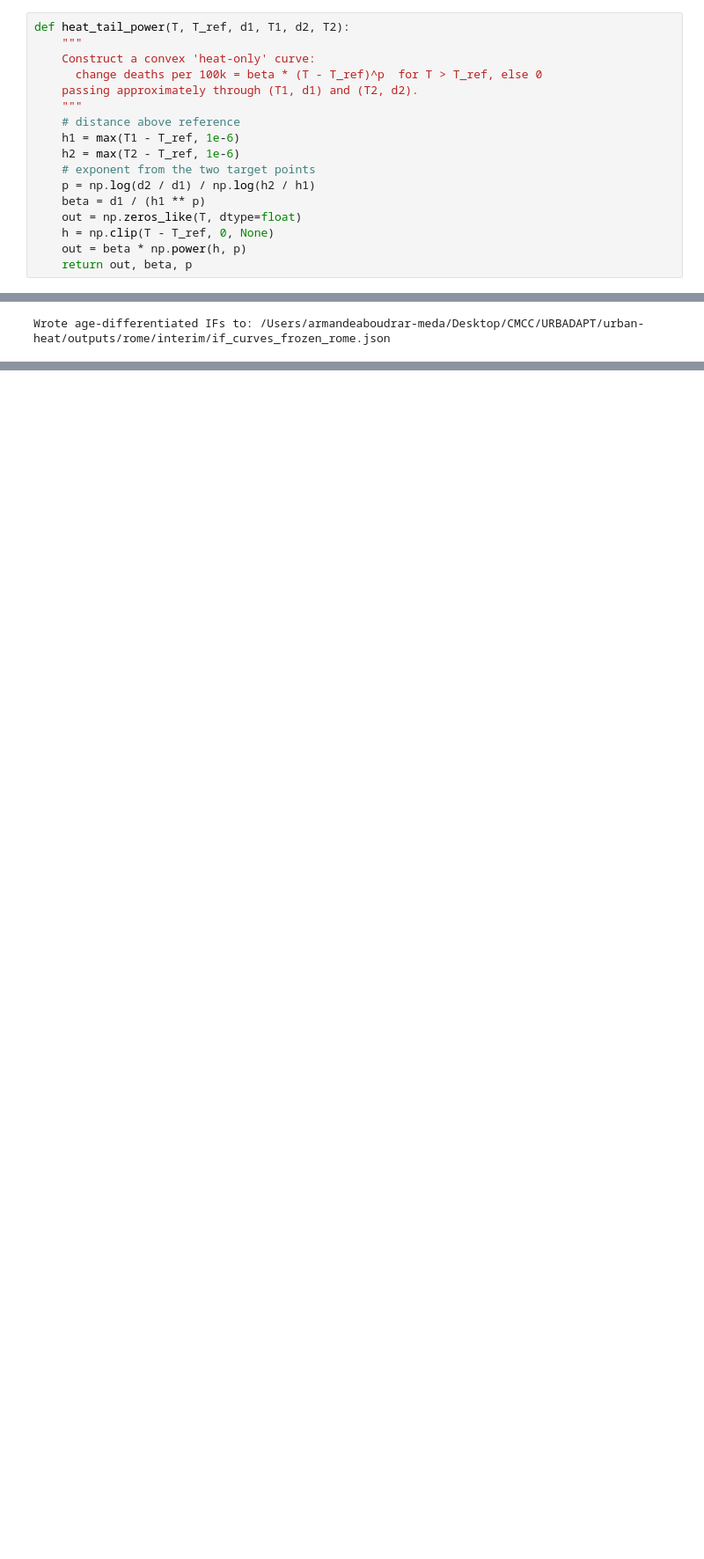
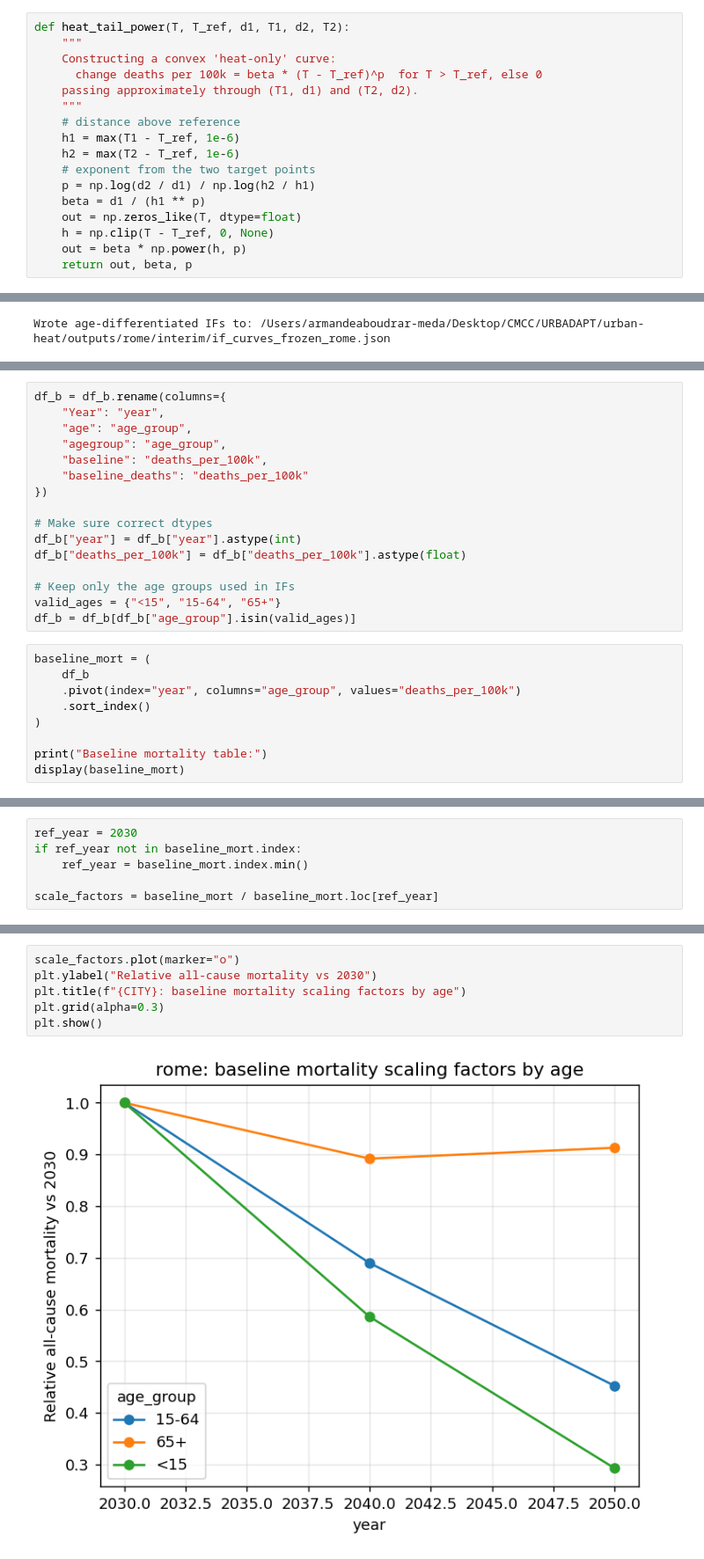
Before and after one commit to URBADAPT/URBADAPT-HEAT, a Jupyter notebook: urban-heat/notebooks/city_agnostic/sensitivity/Rome/04_impact_functions_drive_generic_sensitivity_rome.ipynb, the cells around one changed output, grey strips where cells are left out. Shown at 88% size. Saved outputs shown, nothing was run; the diff lists cells and outputs as text; blank space fills up the shorter version.

```diff
--- a/urban-heat/notebooks/city_agnostic/sensitivity/Rome/04_impact_functions_drive_generic_sensitivity_rome.ipynb
+++ b/urban-heat/notebooks/city_agnostic/sensitivity/Rome/04_impact_functions_drive_generic_sensitivity_rome.ipynb
@@ -160,7 +160,7 @@ Approximation of each of the curve as a smooth power-law tail above 20 °C that
 # %%
 def heat_tail_power(T, T_ref, d1, T1, d2, T2):
     """
-    Construct a convex 'heat-only' curve:
+    Constructing a convex 'heat-only' curve:
       change deaths per 100k = beta * (T - T_ref)^p  for T > T_ref, else 0
     passing approximately through (T1, d1) and (T2, d2).
     """
@@ -544,0 +565,25 @@ Wrote age-differentiated IFs to: /Users/armandeaboudrar-meda/Desktop/CMCC/URBADA
+# %%
+df_b = df_b.rename(columns={
+    "Year": "year",
+    "age": "age_group",
+    "agegroup": "age_group",
+    "baseline": "deaths_per_100k",
+    "baseline_deaths": "deaths_per_100k"
+})
+
+# Make sure correct dtypes
+df_b["year"] = df_b["year"].astype(int)
+df_b["deaths_per_100k"] = df_b["deaths_per_100k"].astype(float)
+
+# Keep only the age groups used in IFs
+valid_ages = {"<15", "15-64", "65+"}
+df_b = df_b[df_b["age_group"].isin(valid_ages)]
+# %%
+baseline_mort = (
+    df_b
+    .pivot(index="year", columns="age_group", values="deaths_per_100k")
+    .sort_index()
+)
+
+print("Baseline mortality table:")
+display(baseline_mort)
@@ -544,0 +597,6 @@ Wrote age-differentiated IFs to: /Users/armandeaboudrar-meda/Desktop/CMCC/URBADA
+# %%
+ref_year = 2030
+if ref_year not in baseline_mort.index:
+    ref_year = baseline_mort.index.min()
+
+scale_factors = baseline_mort / baseline_mort.loc[ref_year]
@@ -544,0 +629,8 @@ Wrote age-differentiated IFs to: /Users/armandeaboudrar-meda/Desktop/CMCC/URBADA
+# %%
+scale_factors.plot(marker="o")
+plt.ylabel("Relative all-cause mortality vs 2030")
+plt.title(f"{CITY}: baseline mortality scaling factors by age")
+plt.grid(alpha=0.3)
+plt.show()
+# %% [output]
+[figure, added]
```
Also changed, not shown: parts of 20 cells of this notebook, 10 other files.
